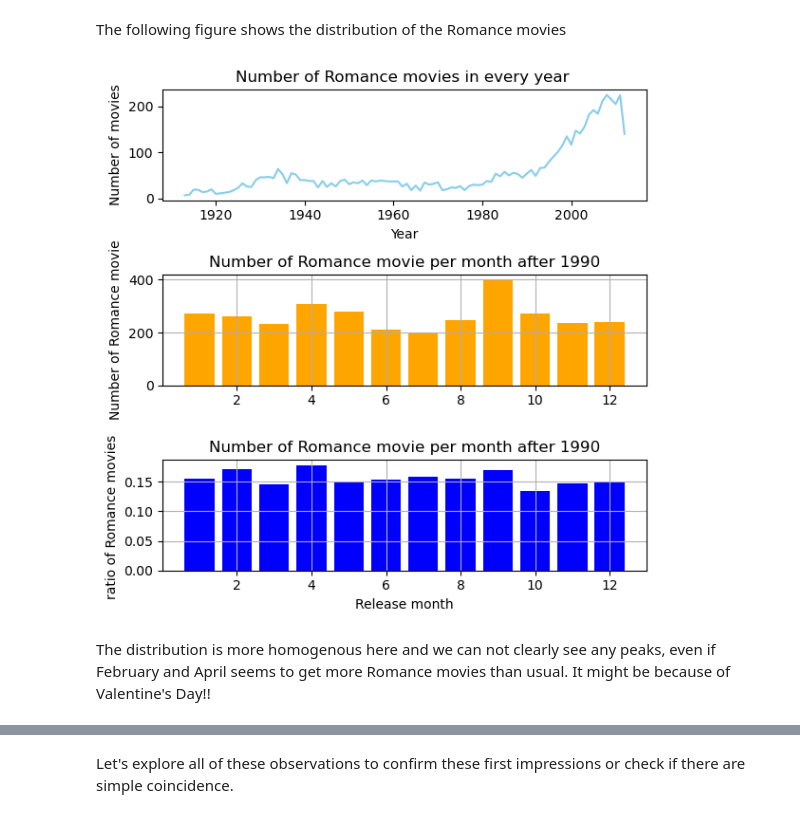
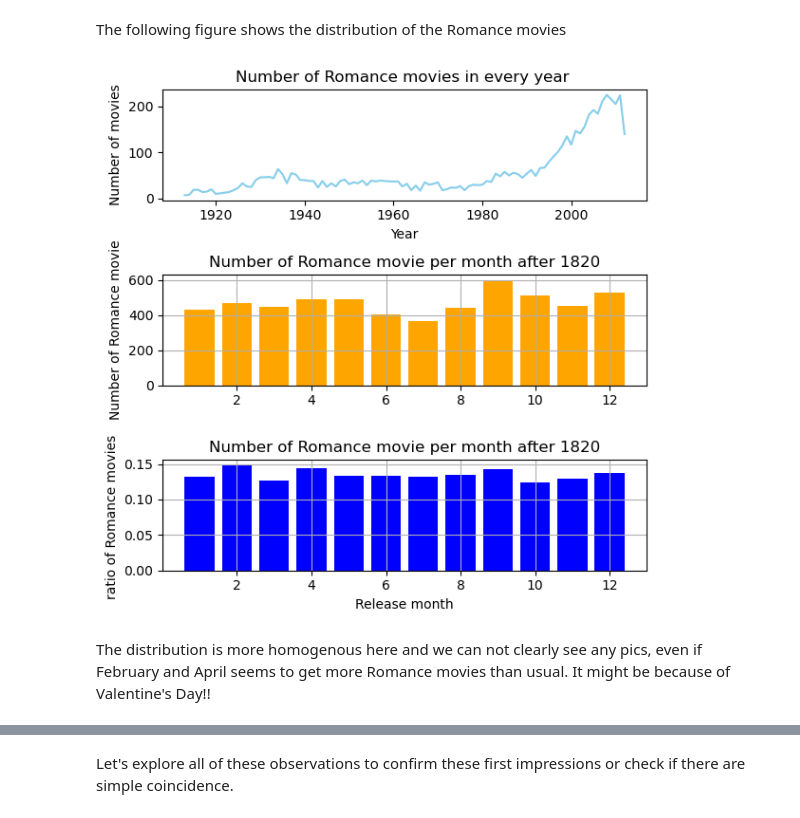
Before and after one commit to epfl-ada/ada-2023-project-dat4k, a Jupyter notebook: P2_final.ipynb, the cells around one changed output, grey strips where cells are left out. Drawn from its saved outputs; the diff is of its cells as text; code cells hidden in the pictures.

```diff
--- a/P2_final.ipynb
+++ b/P2_final.ipynb
@@ -468,8 +408,8 @@ We can see several pics, one in July and then during Christmas time in November
 # %% [markdown]
 The following figure shows the distribution of the Romance movies
 # %%
-visu_P2(df_vis,1990, 'Romance')
+visu_P2(df_vis,1820, 'Romance')
 # %% [output]
-[figure, old version]
+[figure, new version]
 # %% [markdown]
-The distribution is more homogenous here and we can not clearly see any peaks, even if February and April seems to get more Romance movies than usual. It might be because of Valentine's Day!!
+The distribution is more homogenous here and we can not clearly see any pics, even if February and April seems to get more Romance movies than usual. It might be because of Valentine's Day!!
```
Also changed, not shown: parts of 16 cells of this notebook, 1 other file.
